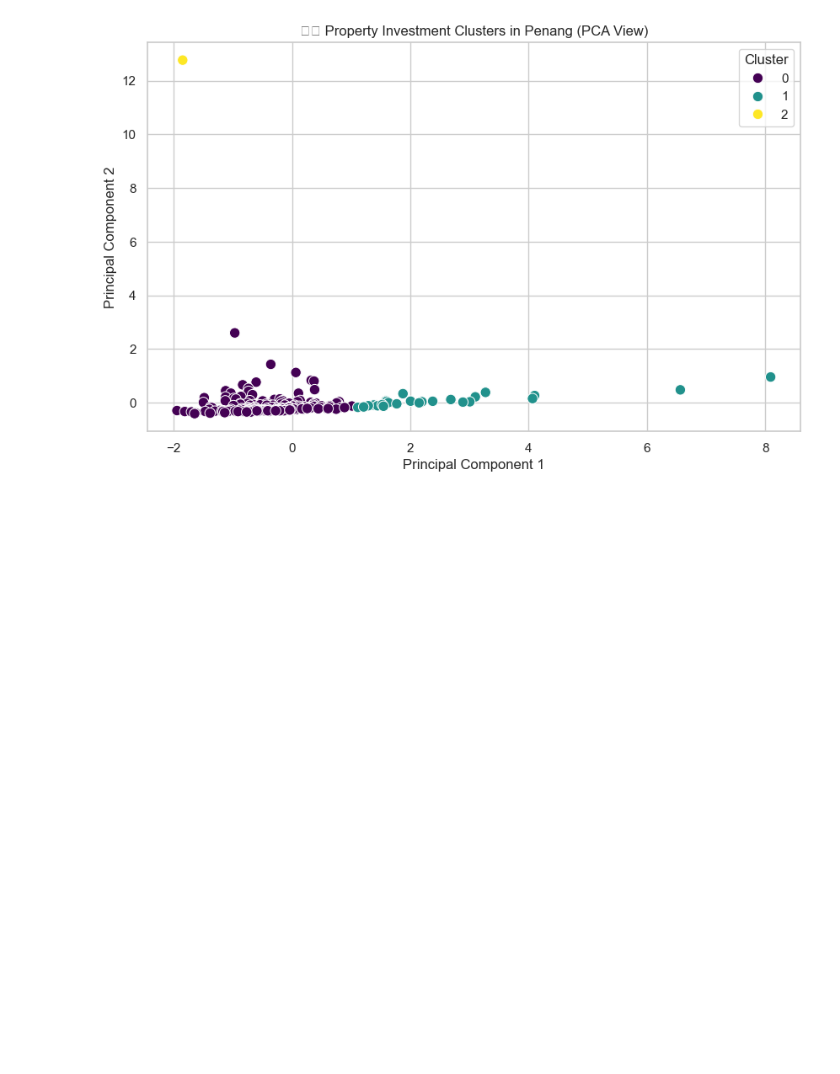
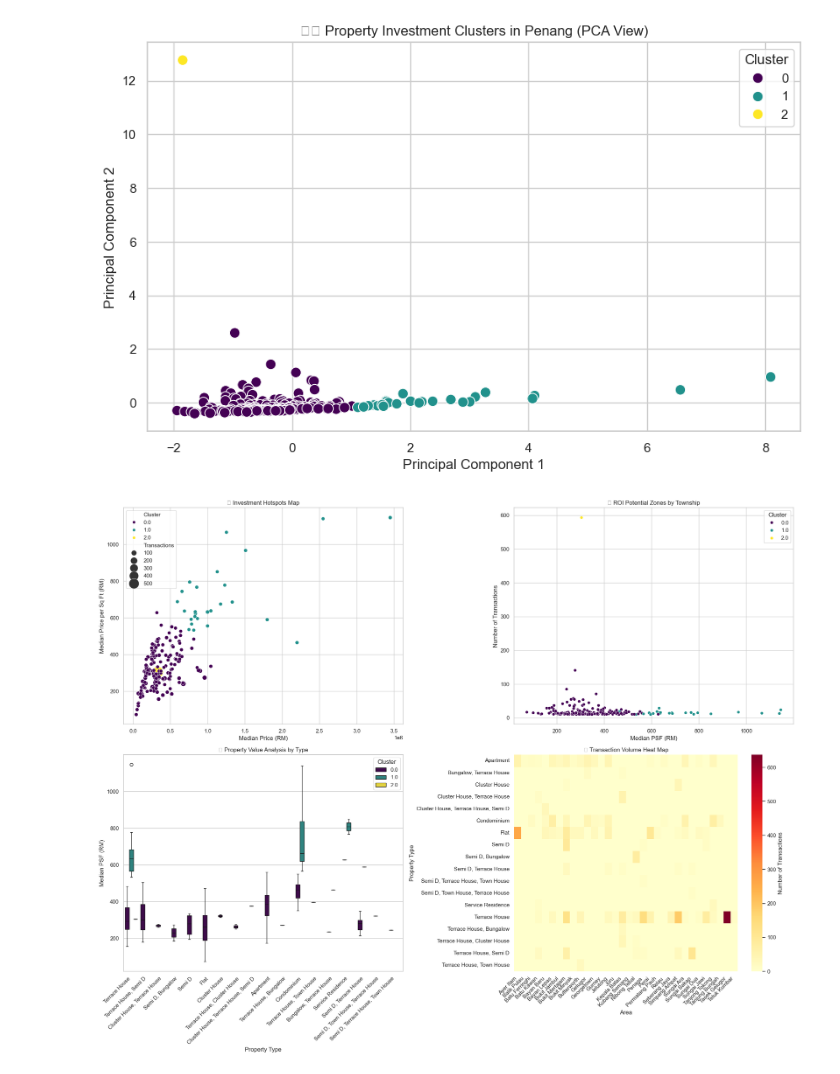
Before and after one commit to daniyalrosli/propertydata, a Jupyter notebook: analyze.ipynb, the cells around one changed output. Drawn from its saved outputs; the diff is of its cells as text; code cells hidden in the pictures; blank space fills up the shorter version.

```diff
--- a/analyze.ipynb
+++ b/analyze.ipynb
@@ -140,3 +140,86 @@ plt.legend(title="Cluster")
 plt.show()
 # %% [output]
 [figure]
+# %%
+import matplotlib.pyplot as plt
+import seaborn as sns
+import pandas as pd
+
+fig, axs = plt.subplots(2, 2, figsize=(20, 16))
+
+# 1. Investment Hotspots Map (Price vs PSF with transaction volume)
+sns.scatterplot(
+    data=penang_df,
+    x='Median_Price',
+    y='Median_PSF',
+    size='Transactions',
+    hue='Cluster',
+    palette='viridis',
+    sizes=(50, 500),
+    ax=axs[0, 0]
+)
+axs[0, 0].set_title('🎯 Investment Hotspots Map')
+axs[0, 0].set_xlabel('Median Price (RM)')
+axs[0, 0].set_ylabel('Median Price per Sq Ft (RM)')
+
+# 2. ROI Potential Zones (Transaction Volume vs Price)
+median_psf = penang_df.groupby('Township')['Median_PSF'].median()
+median_transactions = penang_df.groupby('Township')['Transactions'].median()
+cluster_by_township = penang_df.groupby('Township')['Cluster'].first()
+
+roi_df = pd.DataFrame({
+    'Township': median_psf.index,
+    'Median_PSF': median_psf.values,
+    'Transactions': median_transactions.values,
+    'Cluster': cluster_by_township.values
+})
+
+sns.scatterplot(
+    data=roi_df,
+    x='Median_PSF',
+    y='Transactions',
+    hue='Cluster',
+    palette='viridis',
+    ax=axs[0, 1]
+)
+axs[0, 1].set_title('💰 ROI Potential Zones by Township')
+axs[0, 1].set_xlabel('Median PSF (RM)')
+axs[0, 1].set_ylabel('Number of Transactions')
+
+# 3. Value Analysis by Property Type
+sns.boxplot(
+    data=penang_df,
+    x='Type',
+    y='Median_PSF',
+    hue='Cluster',
+    palette='viridis',
+    ax=axs[1, 0]
+)
+axs[1, 0].set_title('📊 Property Value Analysis by Type')
+axs[1, 0].set_xlabel('Property Type')
+axs[1, 0].set_ylabel('Median PSF (RM)')
+axs[1, 0].set_xticklabels(axs[1, 0].get_xticklabels(), rotation=45, ha='right')
+
+# 4. Transaction Volume Heat Map
+pivot_data = penang_df.pivot_table(
+    values='Transactions',
+    index='Type',
+    columns='Area',
+    aggfunc='sum'
+).fillna(0)
+
+sns.heatmap(
+    pivot_data,
+    cmap='YlOrRd',
+    ax=axs[1, 1],
+    cbar_kws={'label': 'Number of Transactions'}
+)
+axs[1, 1].set_title('🔥 Transaction Volume Heat Map')
+axs[1, 1].set_xlabel('Area')
+axs[1, 1].set_ylabel('Property Type')
+axs[1, 1].set_xticklabels(axs[1, 1].get_xticklabels(), rotation=45, ha='right')
+
+plt.tight_layout()
+plt.show()
+# %% [output]
+[figure, added]
```
Also changed, not shown: parts of 1 cell of this notebook.
